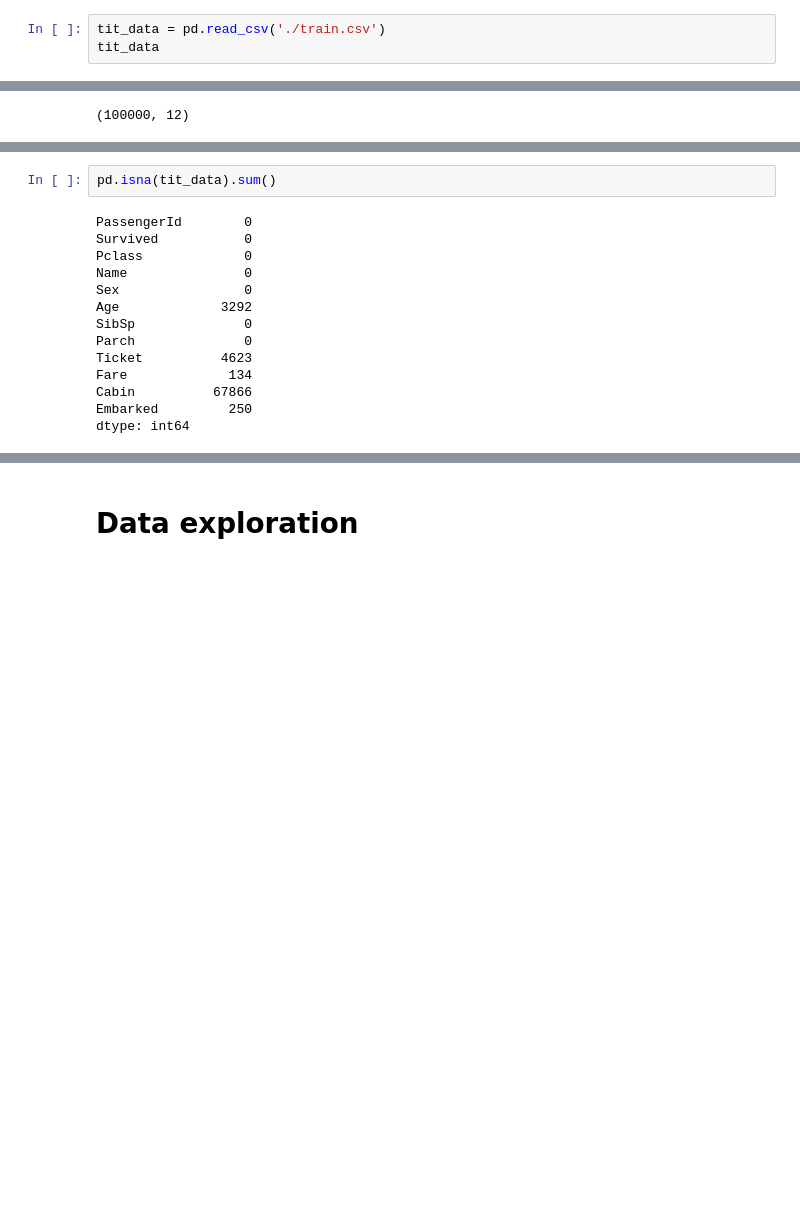
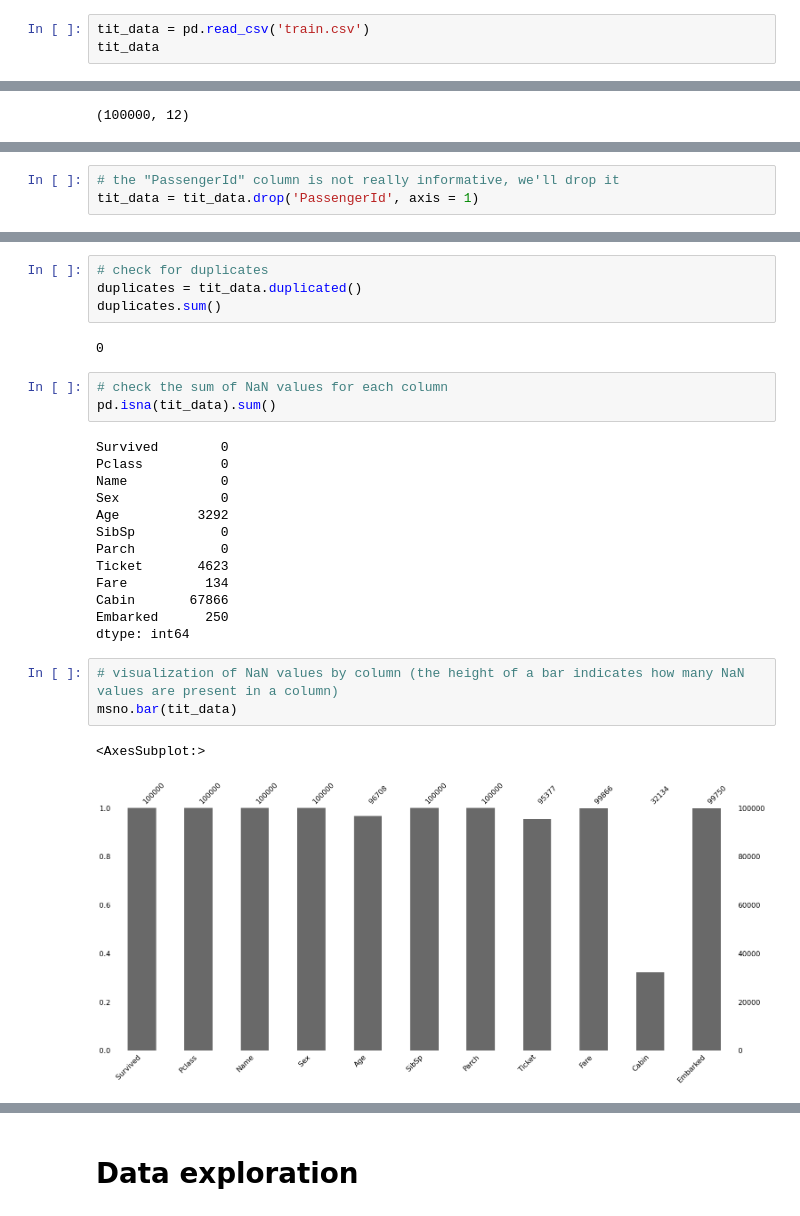
Before and after one commit to pliushpal/ML, a Jupyter notebook: eda.ipynb, the cells around one changed output, grey strips where cells are left out. Drawn from its saved outputs; the diff is of its cells as text; blank space fills up the shorter version.

```diff
--- a/eda.ipynb
+++ b/eda.ipynb
@@ -7,7 +9,7 @@ import matplotlib.pyplot as plt
 # %% [markdown]
 # Context
 # %%
-tit_data = pd.read_csv('./train.csv')
+tit_data = pd.read_csv('train.csv')
 tit_data
 # %% [output]
 |  | PassengerId | Survived | Pclass | Name | Sex | Age | SibSp | Parch | Ticket | Fare | ... |
@@ -32,3 +41,6 @@ tit_data.shape
+# %%
+# the "PassengerId" column is not really informative, we'll drop it
+tit_data = tit_data.drop('PassengerId', axis = 1)
 # %%
 tit_data.info()
 # %% [output]
@@ -54,16 +65,28 @@ memory usage: 9.2+ MB
+# %%
+# check for duplicates
+duplicates = tit_data.duplicated()
+duplicates.sum()
+# %% [output]
+0
 # %%
+# check the sum of NaN values for each column
 pd.isna(tit_data).sum()
 # %% [output]
-PassengerId        0
-Survived           0
-Pclass             0
-Name               0
-Sex                0
-Age             3292
-SibSp              0
-Parch              0
-Ticket          4623
-Fare             134
-Cabin          67866
-Embarked         250
+Survived        0
+Pclass          0
+Name            0
+Sex             0
+Age          3292
+SibSp           0
+Parch           0
+Ticket       4623
+Fare          134
+Cabin       67866
+Embarked      250
 dtype: int64
+# %%
+# visualization of NaN values by column (the height of a bar indicates how many NaN values are present in a column)
+msno.bar(tit_data)
+# %% [output]
+<AxesSubplot:>
+[figure, added]
```
Also changed, not shown: parts of 56 cells of this notebook.
